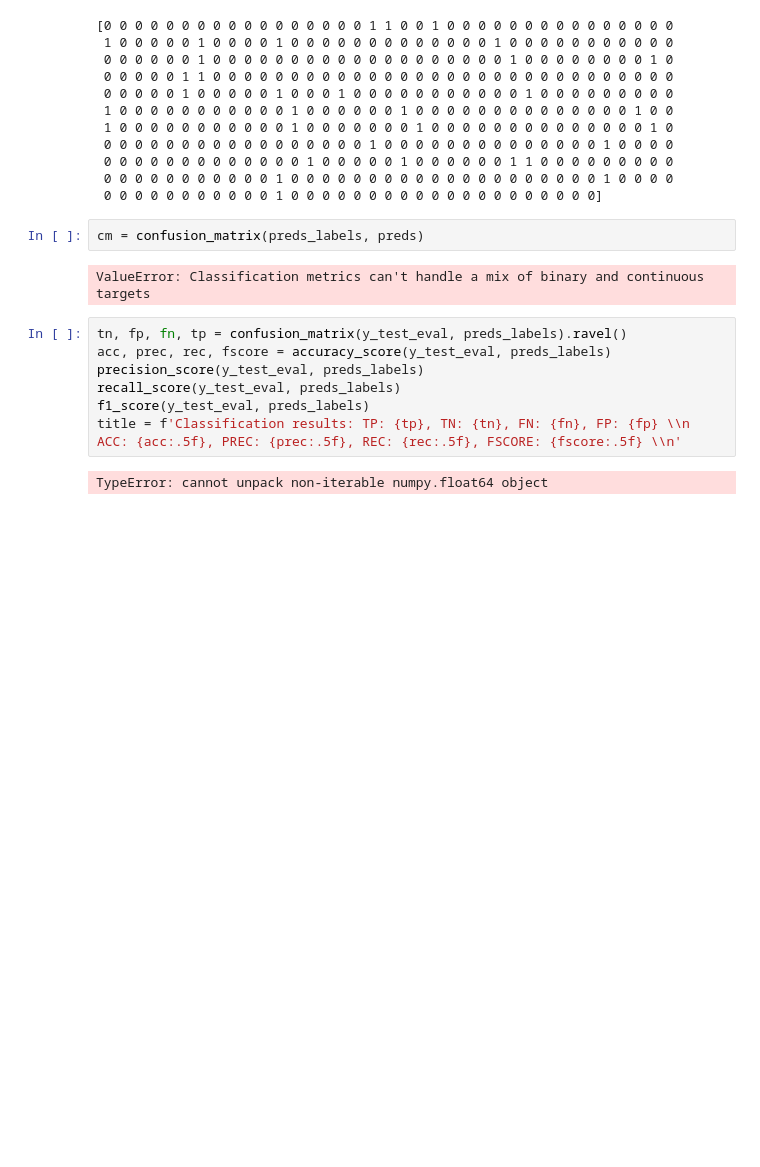
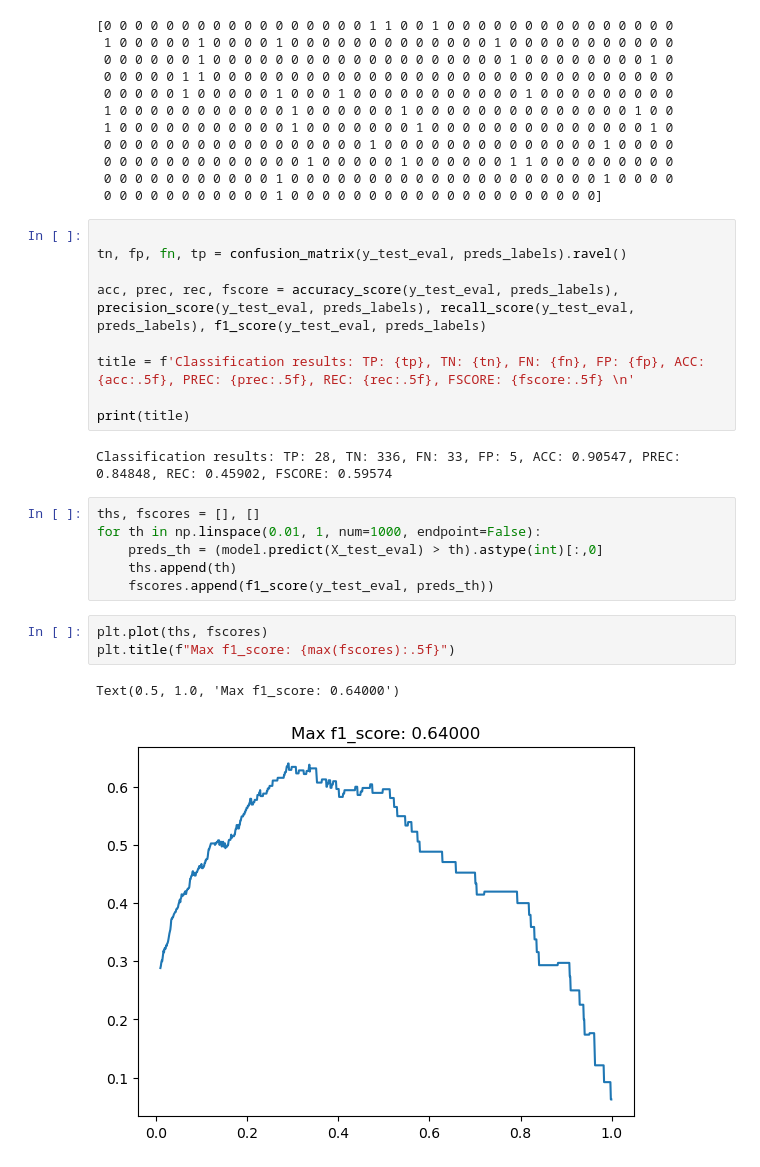
Before and after one commit to hetasks/loppuprojektiSyvaOppiminen, a Jupyter notebook: 3_model_diagnostics_and_predictions_2.ipynb, the cells around one changed output. Cells and saved outputs as stored; diff of their text form; blank space fills up the shorter version.

```diff
--- a/3_model_diagnostics_and_predictions_2.ipynb
+++ b/3_model_diagnostics_and_predictions_2.ipynb
@@ -59,16 +59,26 @@ print(preds_labels)
  0 0 0 0 0 0 0 0 0 0 0 0 0 1 0 0 0 0 0 1 0 0 0 0 0 0 1 1 0 0 0 0 0 0 0 0 0
  0 0 0 0 0 0 0 0 0 0 0 1 0 0 0 0 0 0 0 0 0 0 0 0 0 0 0 0 0 0 0 0 1 0 0 0 0
  0 0 0 0 0 0 0 0 0 0 0 1 0 0 0 0 0 0 0 0 0 0 0 0 0 0 0 0 0 0 0 0]
-# %%
-cm = confusion_matrix(preds_labels, preds)
-# %% [output]
-ValueError: Classification metrics can't handle a mix of binary and continuous targets
 # %%
+
 tn, fp, fn, tp = confusion_matrix(y_test_eval, preds_labels).ravel()
-acc, prec, rec, fscore = accuracy_score(y_test_eval, preds_labels)
-precision_score(y_test_eval, preds_labels)
-recall_score(y_test_eval, preds_labels)
-f1_score(y_test_eval, preds_labels)
-title = f'Classification results: TP: {tp}, TN: {tn}, FN: {fn}, FP: {fp} \\n ACC: {acc:.5f}, PREC: {prec:.5f}, REC: {rec:.5f}, FSCORE: {fscore:.5f} \\n'
+
+acc, prec, rec, fscore = accuracy_score(y_test_eval, preds_labels), precision_score(y_test_eval, preds_labels), recall_score(y_test_eval, preds_labels), f1_score(y_test_eval, preds_labels)
+
+title = f'Classification results: TP: {tp}, TN: {tn}, FN: {fn}, FP: {fp}, ACC: {acc:.5f}, PREC: {prec:.5f}, REC: {rec:.5f}, FSCORE: {fscore:.5f} \n'
+
+print(title)
 # %% [output]
-TypeError: cannot unpack non-iterable numpy.float64 object
+Classification results: TP: 28, TN: 336, FN: 33, FP: 5, ACC: 0.90547, PREC: 0.84848, REC: 0.45902, FSCORE: 0.59574
+# %%
+ths, fscores = [], []
+for th in np.linspace(0.01, 1, num=1000, endpoint=False):
+    preds_th = (model.predict(X_test_eval) > th).astype(int)[:,0]
+    ths.append(th)
+    fscores.append(f1_score(y_test_eval, preds_th))
+# %%
+plt.plot(ths, fscores)
+plt.title(f"Max f1_score: {max(fscores):.5f}")
+# %% [output]
+Text(0.5, 1.0, 'Max f1_score: 0.64000')
+[figure, added]
```
Also changed, not shown: parts of 17 cells of this notebook.
